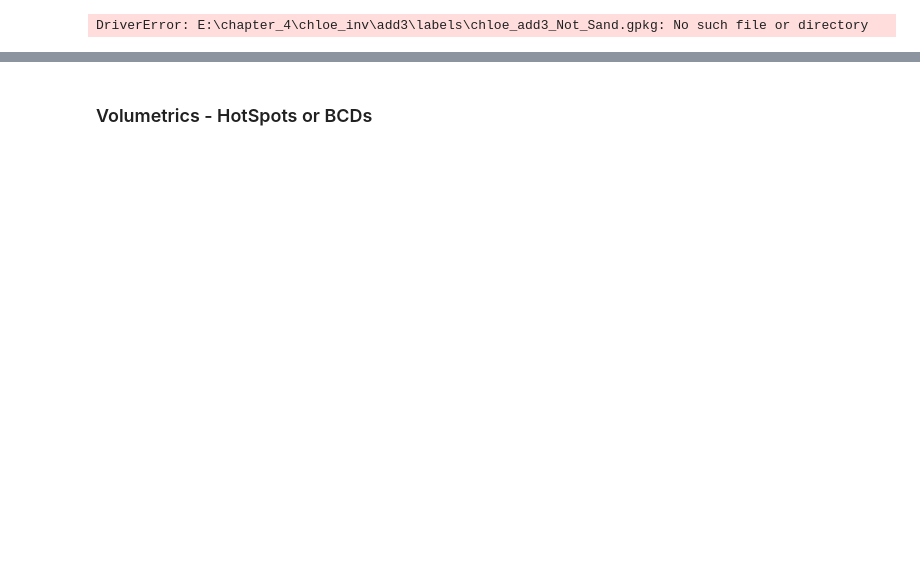
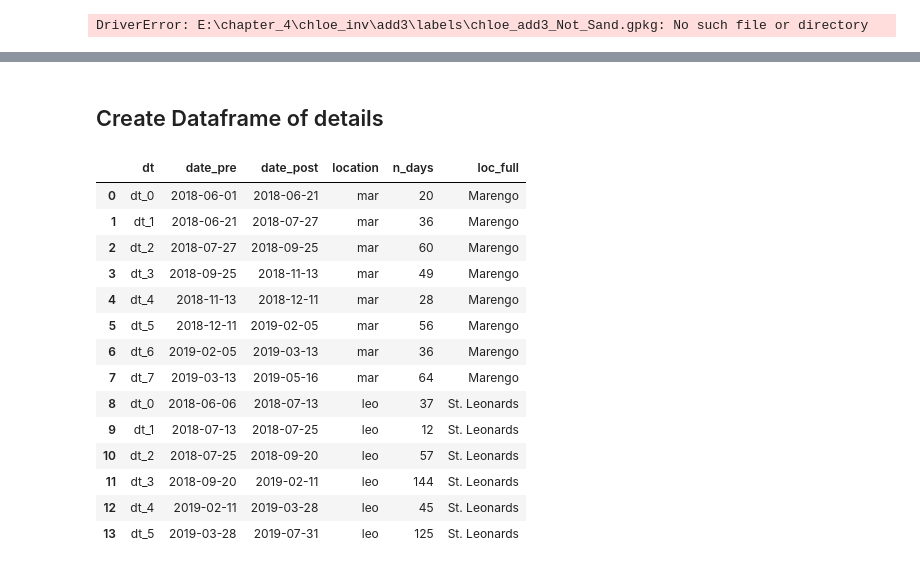
Before and after one commit to npucino/sandpyper, a Jupyter notebook: docs/notebooks/Example_3_Labels_correction_and_multitemporal_table.ipynb, the cells around one changed output, grey strips where cells are left out. Saved outputs shown, nothing was run; the diff lists cells and outputs as text; code cells hidden in the pictures; blank space fills up the shorter version.

```diff
--- a/docs/notebooks/Sand_No_Sand_classification_beachface.ipynb
+++ b/docs/notebooks/Example_3_Labels_correction_and_multitemporal_table.ipynb
@@ -334,15 +338,3 @@ in_shore.head()
 DriverError: E:\chapter_4\chloe_inv\add3\labels\chloe_add3_Not_Sand.gpkg: No such file or directory
 # %%
 in_shore.to_csv(r"E:\chapter_4\chloe_inv\add3\labels\add3_inv_labelled_inshore.csv", index=False)
-# %%
-## Multitemporal Extraction to loop trough locations
-
-full_dataset=pd.read_csv(r"E:\chapter_4\chloe_inv\add3\full_tables\full_add3_inv_labelled_inshore.csv")
-location='inv'
-
-date_field='date_raw'
-sand_label_field='corr_label'
-
-list_dates=full_dataset.loc[:,date_field].unique()
-list_dates.sort()
-list_dates
@@ -349 +343,5 @@ list_dates
+# %%
+## Multitemporal Extraction to loop trough locations
+
+full_dataset=pd.read_csv(r"C:\my_packages\doc_data\profiles\classified_data.csv")
 # %%
@@ -379,0 +395,4 @@ print("done")
+# %%
+dh_df=compute_multitemporal(full_dataset,
+                      date_field='survey_date',
+                      sand_label_field='label_sand')
@@ -382,2 +419,45 @@ fusion_long.to_csv(r"E:\chapter_4\chloe_inv\add3\full_tables\add3_full_dh.csv",
-# %% [markdown]
-### Volumetrics - HotSpots or BCDs
+# %% [markdown]
+## Create Dataframe of details
+# %%
+# Create Dataframe of details
+
+# add full names to codes
+loc_full={'mar': 'Marengo',
+         'leo': 'St. Leonards'}
+
+locs_dt_str=pd.DataFrame()
+for location in dh_df.location.unique():
+
+    df_time_tmp=dh_df.query(f"location=='{location}'").groupby(['dt'])[['date_pre','date_post']].first().reset_index()
+    df_time_tmp["orderid"]=[int(i.split("_")[1]) for i in df_time_tmp.dt]
+    df_time_tmp.sort_values(["orderid"], inplace=True)
+    df_time_tmp["location"]=location
+    locs_dt_str=pd.concat([df_time_tmp,locs_dt_str], ignore_index=True)
+
+# add days between dates
+deltas=[(datetime.strptime(d_to, '%Y-%m-%d') - datetime.strptime(d_from, '%Y-%m-%d')).days
+        for d_to,d_from in zip(locs_dt_str.date_post,locs_dt_str.date_pre)]
+locs_dt_str['n_days']=deltas
+
+# add full names to codes
+locs_dt_str['loc_full']=locs_dt_str.location.map(loc_full)
+
+# some cleaning and renaming
+locs_dt_str.drop('orderid',1,inplace=True)
+locs_dt_str
+# %% [output]
+|  | dt | date_pre | date_post | location | n_days | loc_full |
+| 0 | dt_0 | 2018-06-01 | 2018-06-21 | mar | 20 | Marengo |
+| 1 | dt_1 | 2018-06-21 | 2018-07-27 | mar | 36 | Marengo |
+| 2 | dt_2 | 2018-07-27 | 2018-09-25 | mar | 60 | Marengo |
+| 3 | dt_3 | 2018-09-25 | 2018-11-13 | mar | 49 | Marengo |
+| 4 | dt_4 | 2018-11-13 | 2018-12-11 | mar | 28 | Marengo |
+| 5 | dt_5 | 2018-12-11 | 2019-02-05 | mar | 56 | Marengo |
+| 6 | dt_6 | 2019-02-05 | 2019-03-13 | mar | 36 | Marengo |
+| 7 | dt_7 | 2019-03-13 | 2019-05-16 | mar | 64 | Marengo |
+| 8 | dt_0 | 2018-06-06 | 2018-07-13 | leo | 37 | St. Leonards |
+| 9 | dt_1 | 2018-07-13 | 2018-07-25 | leo | 12 | St. Leonards |
+| 10 | dt_2 | 2018-07-25 | 2018-09-20 | leo | 57 | St. Leonards |
+| 11 | dt_3 | 2018-09-20 | 2019-02-11 | leo | 144 | St. Leonards |
+| 12 | dt_4 | 2019-02-11 | 2019-03-28 | leo | 45 | St. Leonards |
+| 13 | dt_5 | 2019-03-28 | 2019-07-31 | leo | 125 | St. Leonards |
```
Also changed, not shown: parts of 11 cells of this notebook, 13 other files.
